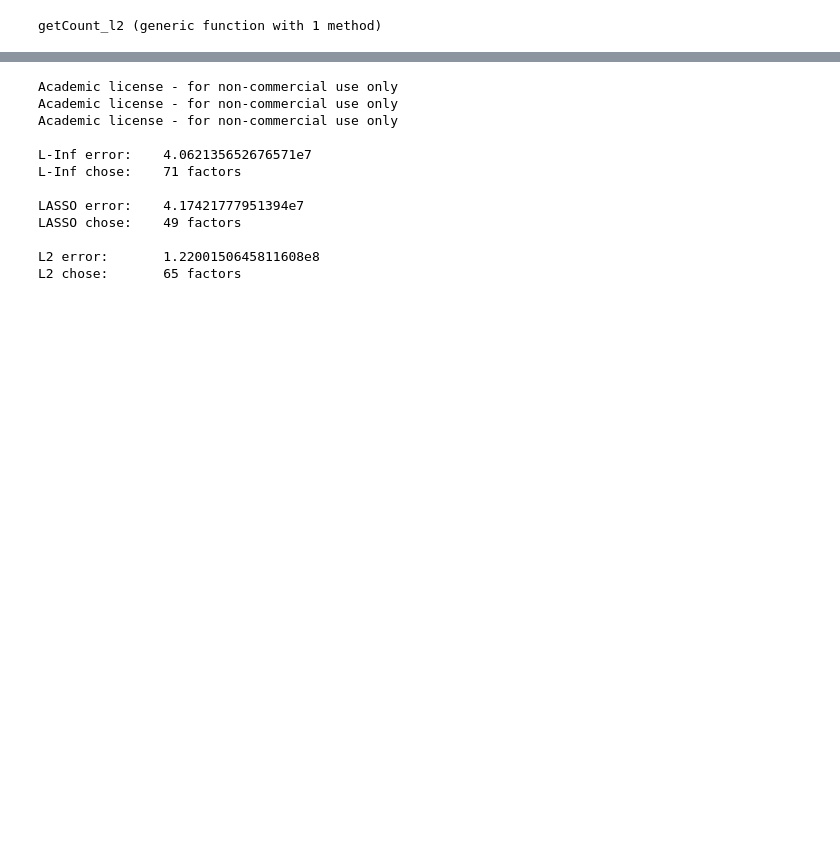
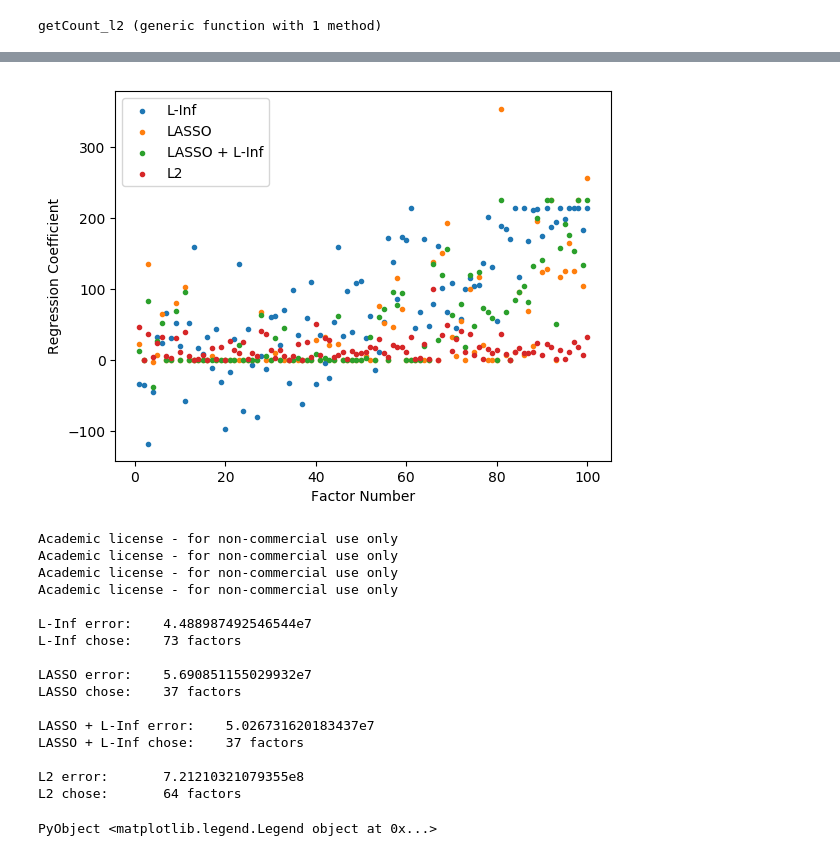
Before and after one commit to Osmian/Optimization-Factor-Selection-Project, a Jupyter notebook: FINAL REPORT.ipynb, the cells around one changed output, grey strips where cells are left out. Saved outputs shown, nothing was run; the diff lists cells and outputs as text; code cells hidden in the pictures; blank space fills up the shorter version.

```diff
--- a/FINAL REPORT.ipynb
+++ b/FINAL REPORT.ipynb
@@ -381,7 +398,7 @@ Academic license - for non-commercial use only
 Academic license - for non-commercial use only
 PyObject <matplotlib.legend.Legend object at 0x...>
 # %%
-mu = 1000
+mu = 10000
 
 #LINF
 linf = Model(solver = GurobiSolver(OutputFlag = 0))
@@ -404,9 +421,9 @@ bl = getvalue(b)
 
 linf_count = 0
 for i in 1:length(bl)
-    if abs(bl[i]/sum(bl)) > 0.005
-        linf_count += 1
-    end
+    if abs(bl[i]/sum(bl)) > 0.005
+        linf_count += 1
+    end
 end
 
 
@@ -432,54 +449,98 @@ ts = getvalue(t)
 
 lasso_count = 0
 for i in 1:length(bs)
-    if abs(bs[i]/sum(bs)) > 0.005
-        lasso_count += 1
-    end
+    if abs(bs[i]/sum(bs)) > 0.005
+        lasso_count += 1
+    end
+end
+
+#LASSO + L-Inf
+laslin = Model(solver = GurobiSolver(OutputFlag = 0))
+
+@variable(laslin, b[1:num_factors])
+@variable(laslin, yt[1:num_dates])
+@variable(laslin, t[1:num_factors])
+@variable(laslin, maxt)
+@constraint(laslin, [i in 1:num_dates], yt[i] == dot(b, data[i, :]))
+@constraint(laslin, t .>= b)
+@constraint(laslin, t .>= -b)
+@constraint(laslin, [i in 1:num_factors], maxt >= t[i])
+@objective(laslin, Min, sum( (rets - yt).^2 ) + .5* mu * sum(t) + .5 * mu *maxt)
+
+solve(laslin)
+
+
+bsl = getvalue(b)
+tsl = getvalue(t)
+maxsl = getvalue(maxt)
+
+laslin_count = 0
+for i in 1:length(bs)
+    if abs(bsl[i]/sum(bsl)) > 0.005
+        laslin_count += 1
+    end
 end
 
 #L2
 l2 = Model(solver = GurobiSolver(OutputFlag = 0))
 
 @variable(l2, b[1:num_factors])
 @variable(l2, yt[1:num_dates])
 @variable(l2, t[1:num_factors])
 @variable(l2, maxt)
 @constraint(l2, [i in 1:num_dates], yt[i] == dot(b, data[i, :]))
 @constraint(l2, t .>= b)
 @constraint(l2, t .>= -b)
 @constraint(l2, [i in 1:num_factors], maxt >= t[i])
 @objective(l2, Min, sum( (rets - yt).^2 ) + mu * sum(b.^2))
 
 solve(l2)
 
 
 b2 = getvalue(b)
 
 l2_count = 0
 for i in 1:length(b2)
-    if abs(b2[i]/sum(b2)) > 0.005
-        l2_count += 1
-    end
+    if abs(b2[i]/sum(b2)) > 0.005
+        l2_count += 1
+    end
 end
 
 print("\nL-Inf error:\t", getobjectivevalue(linf) - mu * maxl)
 print("\nL-Inf chose:\t", linf_count," factors\n\n")
 print("LASSO error:\t", getobjectivevalue(lasso) - mu * sum(ts))
 print("\nLASSO chose:\t", lasso_count," factors\n\n")
+print("LASSO + L-Inf error:\t", getobjectivevalue(laslin) - .5 * mu * sum(tsl) - .5 * mu *maxsl)
+print("\nLASSO + L-Inf chose:\t", lasso_count," factors\n\n")
 print("L2 error:\t", getobjectivevalue(l2) - mu * sum(b2.*b2))
 print("\nL2 chose:\t", l2_count," factors\n\n")
+
+# PyPlot.scatter([i for i in 1:length(rets)], rets, label = "Returns")
+PyPlot.scatter([i for i in 1:length(bl)], bl, label = "L-Inf", marker = ".")
+PyPlot.scatter([i for i in 1:length(bs)], bs, label = "LASSO", marker = ".")
+PyPlot.scatter([i for i in 1:length(bsl)], bsl, label = "LASSO + L-Inf", marker = ".")
+PyPlot.scatter([i for i in 1:length(b2)], b2, label = "L2", marker = ".")
+PyPlot.xlabel("Factor Number")
+PyPlot.ylabel("Regression Coefficient")
+PyPlot.legend()
 # %% [output]
+[figure, added]
+Academic license - for non-commercial use only
 Academic license - for non-commercial use only
 Academic license - for non-commercial use only
 Academic license - for non-commercial use only
 
-L-Inf error:    4.062135652676571e7
-L-Inf chose:    71 factors
+L-Inf error:    4.488987492546544e7
+L-Inf chose:    73 factors
 
-LASSO error:    4.17421777951394e7
-LASSO chose:    49 factors
+LASSO error:    5.690851155029932e7
+LASSO chose:    37 factors
 
-L2 error:       1.2200150645811608e8
-L2 chose:       65 factors
+LASSO + L-Inf error:    5.026731620183437e7
+LASSO + L-Inf chose:    37 factors
+
+L2 error:       7.21210321079355e8
+L2 chose:       64 factors
+PyObject <matplotlib.legend.Legend object at 0x...>
 # %% [markdown]
 ## 4. Results and discussion ##
```
Also changed, not shown: parts of 9 cells of this notebook.
